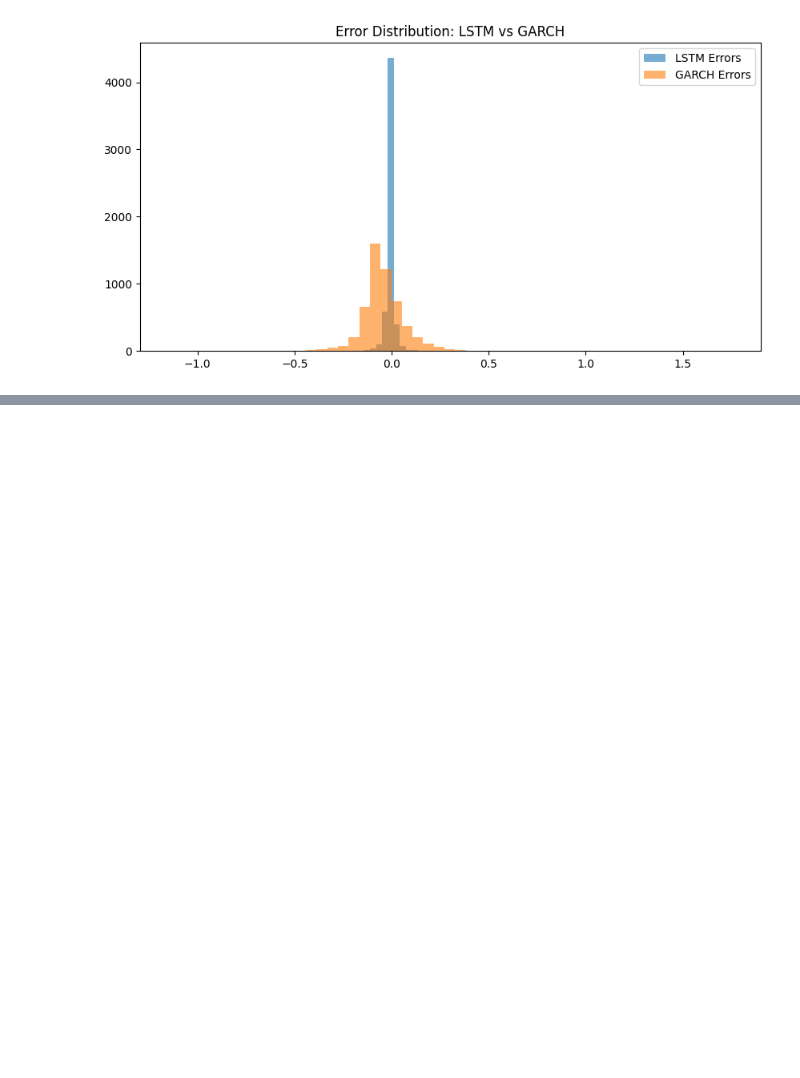
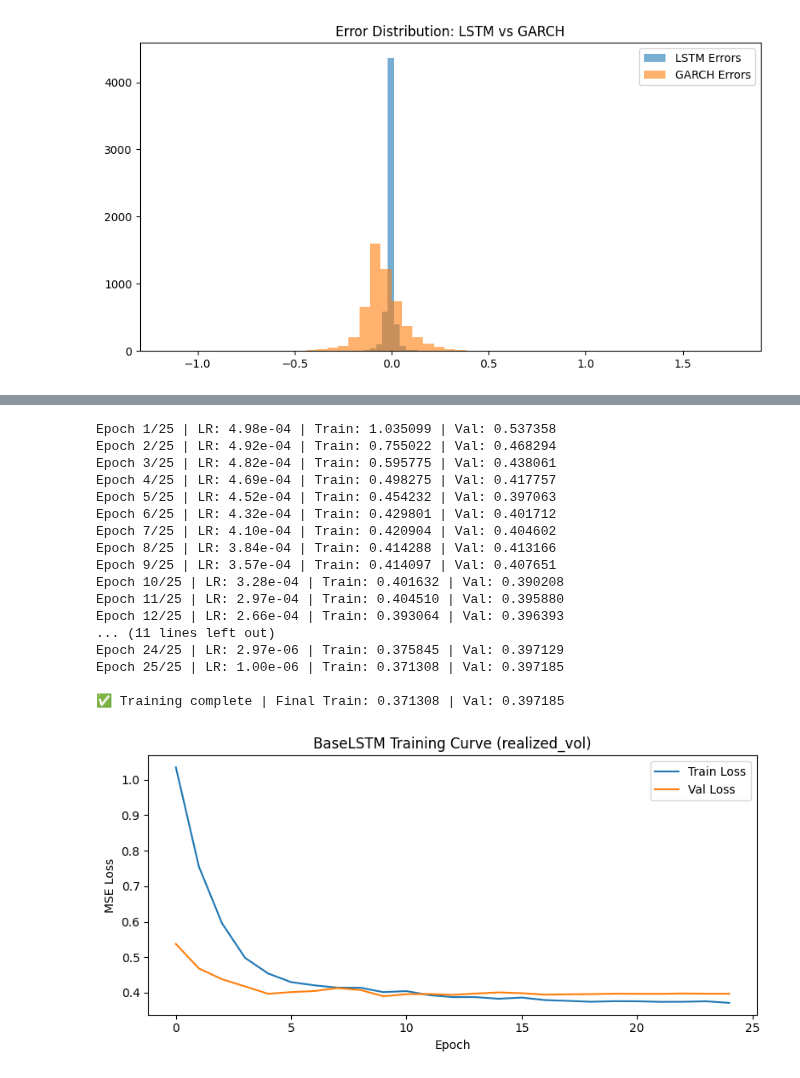
Before and after one commit to rahulmkarthik/VolSense, a Jupyter notebook: notebooks/03_lstm_forecast.ipynb, the cells around one changed output, grey strips where cells are left out. Drawn from its saved outputs; the diff is of its cells as text; code cells hidden in the pictures; blank space fills up the shorter version.

Commit message:
testing notebook for new forecaster

```diff
--- a/notebooks/03_lstm_forecast.ipynb
+++ b/notebooks/03_lstm_forecast.ipynb
@@ -243,0 +271,62 @@ GARCH RMSE: 0.1306 | MAE: 0.0937
+# %%
+EPS = 1e-6
+# Create log-vol column
+multi_df["realized_log_vol"] = np.log(multi_df["realized_vol"].clip(lower=0) + EPS)
+
+# Overwrite realized_vol with the log values
+multi_df["realized_vol"] = multi_df["realized_log_vol"]
+
+# Clean up infinities and NaNs from the transform
+multi_df.replace([np.inf, -np.inf], np.nan, inplace=True)
+multi_df.dropna(subset=["realized_log_vol"], inplace=True)
+# %%
+# ============================================
+# 🚀 Train BaseLSTM on realized_vol
+# ============================================
+from volsense_core.models.lstm_forecaster import TrainConfig, train_baselstm
+
+# --- 1️⃣ Configure training ---
+cfg = TrainConfig(
+    window=40,
+    horizons=[1, 5, 10],
+    val_start="2022-01-01",       # ensure validation slice exists
+    target_col="realized_vol",    # using raw vol (not log)
+    batch_size=256,
+    epochs=25,
+    lr=5e-4,
+    weight_decay=1e-5,
+    dropout=0.2,
+    hidden_dim=128,
+    num_layers=3,
+    use_layernorm=True,
+    use_attention=True,
+    feat_dropout_p=0.1,
+    residual_head=True,
+    output_activation="softplus", # enforce non-negative vols
+    device="cuda" if torch.cuda.is_available() else "cpu",
+    num_workers=0,
+    pin_memory=True,
+)
+
+print(f"🚀 Training BaseLSTM | Horizons={cfg.horizons} | Target={cfg.target_col}")
+
+# --- 2️⃣ Train model ---
+model, hist, loaders = train_baselstm(multi_df, cfg)
+
+# --- 3️⃣ Summarize results ---
+final_train = hist['train'][-1]
+final_val   = hist['val'][-1]
+print(f"\n✅ Training complete | Final Train: {final_train:.6f} | Val: {final_val:.6f}")
+
+# --- 4️⃣ Optional: plot loss curve ---
+import matplotlib.pyplot as plt
+plt.figure(figsize=(8,4))
+plt.plot(hist['train'], label='Train Loss')
+plt.plot(hist['val'], label='Val Loss')
+plt.xlabel('Epoch')
+plt.ylabel('MSE Loss')
+plt.title(f"BaseLSTM Training Curve ({cfg.target_col})")
+plt.legend()
+plt.tight_layout()
+plt.show()
+# %% [output]
@@ -243,0 +336,18 @@ GARCH RMSE: 0.1306 | MAE: 0.0937
+Epoch 1/25 | LR: 4.98e-04 | Train: 1.035099 | Val: 0.537358
+Epoch 2/25 | LR: 4.92e-04 | Train: 0.755022 | Val: 0.468294
+Epoch 3/25 | LR: 4.82e-04 | Train: 0.595775 | Val: 0.438061
+Epoch 4/25 | LR: 4.69e-04 | Train: 0.498275 | Val: 0.417757
+Epoch 5/25 | LR: 4.52e-04 | Train: 0.454232 | Val: 0.397063
+Epoch 6/25 | LR: 4.32e-04 | Train: 0.429801 | Val: 0.401712
+Epoch 7/25 | LR: 4.10e-04 | Train: 0.420904 | Val: 0.404602
+Epoch 8/25 | LR: 3.84e-04 | Train: 0.414288 | Val: 0.413166
+Epoch 9/25 | LR: 3.57e-04 | Train: 0.414097 | Val: 0.407651
+Epoch 10/25 | LR: 3.28e-04 | Train: 0.401632 | Val: 0.390208
+Epoch 11/25 | LR: 2.97e-04 | Train: 0.404510 | Val: 0.395880
+Epoch 12/25 | LR: 2.66e-04 | Train: 0.393064 | Val: 0.396393
+... (11 lines left out)
+Epoch 24/25 | LR: 2.97e-06 | Train: 0.375845 | Val: 0.397129
+Epoch 25/25 | LR: 1.00e-06 | Train: 0.371308 | Val: 0.397185
+
+✅ Training complete | Final Train: 0.371308 | Val: 0.397185
+[figure, added]
```
Also changed, not shown: parts of 5 cells of this notebook.
